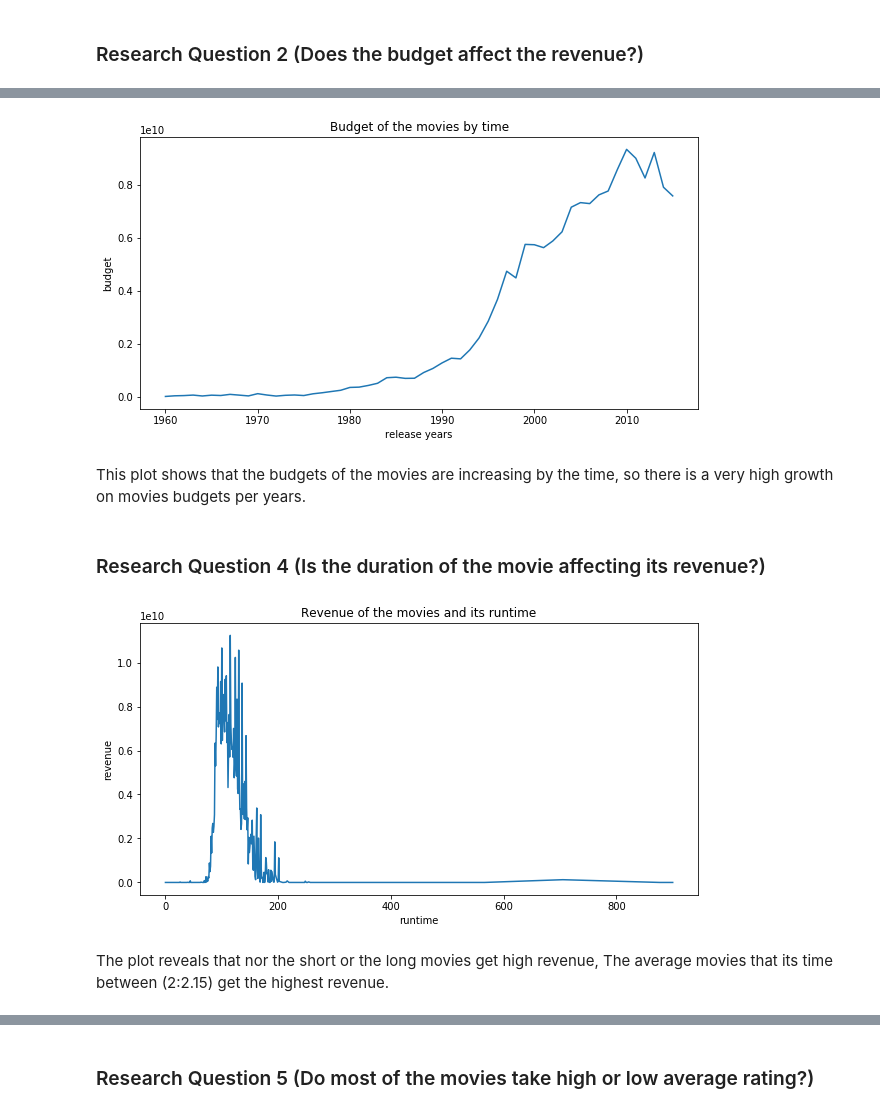
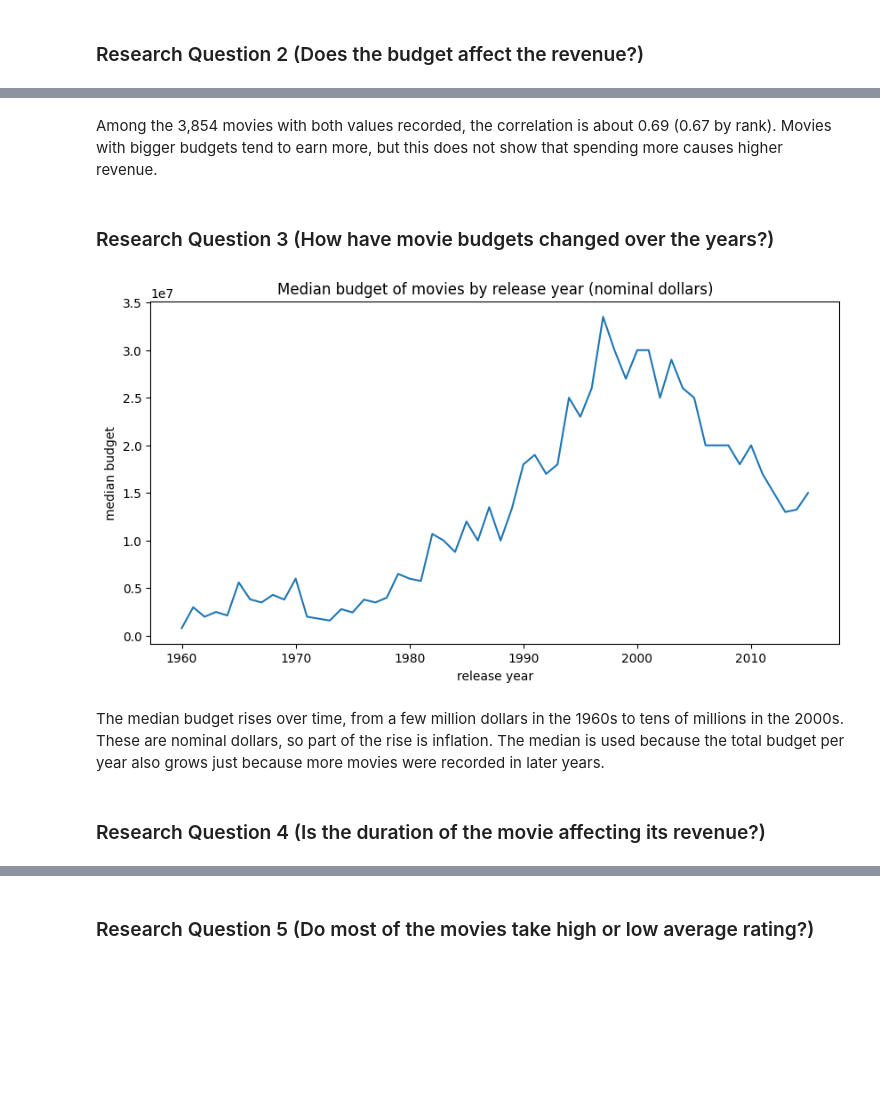
Before and after one commit to Mohamed-Elhefnawy/Investigate-TMDB-Movies-Dataset, a Jupyter notebook: Investigate_a_Dataset.ipynb, the cells around one changed output, grey strips where cells are left out. Saved outputs shown, nothing was run; the diff lists cells and outputs as text; code cells hidden in the pictures; blank space fills up the shorter version.

```diff
--- a/Investigate_a_Dataset.ipynb
+++ b/Investigate_a_Dataset.ipynb
@@ -258,19 +265,14 @@ The previous plot shows that the correlation between the budget and the revenue
-# %%
-#creating plot te represent the growth of the budgets over the years
-df.groupby('release_year', as_index = True)['budget'].sum().plot(figsize=(10,5))
-plot('Budget of the movies by time','release years','budget')
-# %% [output]
-[figure, removed]
-# %% [markdown]
-This plot shows that the budgets of the movies are increasing by the time, so there is a very high growth on movies budgets per years.
+# %% [markdown]
+Among the 3,854 movies with both values recorded, the correlation is about 0.69 (0.67 by rank). Movies with bigger budgets tend to earn more, but this does not show that spending more causes higher revenue.
+# %% [markdown]
+### Research Question 3 (How have movie budgets changed over the years?)
+# %%
+#median budget per release year, movies with a recorded budget
+rated.groupby('release_year')['budget'].median().plot(figsize=(10,5))
+plot('Median budget of movies by release year (nominal dollars)','release year','median budget')
+# %% [output]
+[figure, added]
+# %% [markdown]
+The median budget rises over time, from a few million dollars in the 1960s to tens of millions in the 2000s. These are nominal dollars, so part of the rise is inflation. The median is used because the total budget per year also grows just because more movies were recorded in later years.
 # %% [markdown]
 ### Research Question 4  (Is the duration of the movie affecting its  revenue?)
-# %%
-#creating plot to show the effect of the duration of the movie on its revenue
-df2=df.groupby('runtime')['revenue'].sum()
-df2.plot(figsize=(10,5))
-plot('Revenue of the movies and its runtime','runtime','revenue')
-# %% [output]
-[figure, removed]
-# %% [markdown]
-The plot reveals that nor the short or the long movies get high revenue, The average movies that its time between (2:2.15) get the highest revenue.
```
Also changed, not shown: parts of 30 cells of this notebook.
